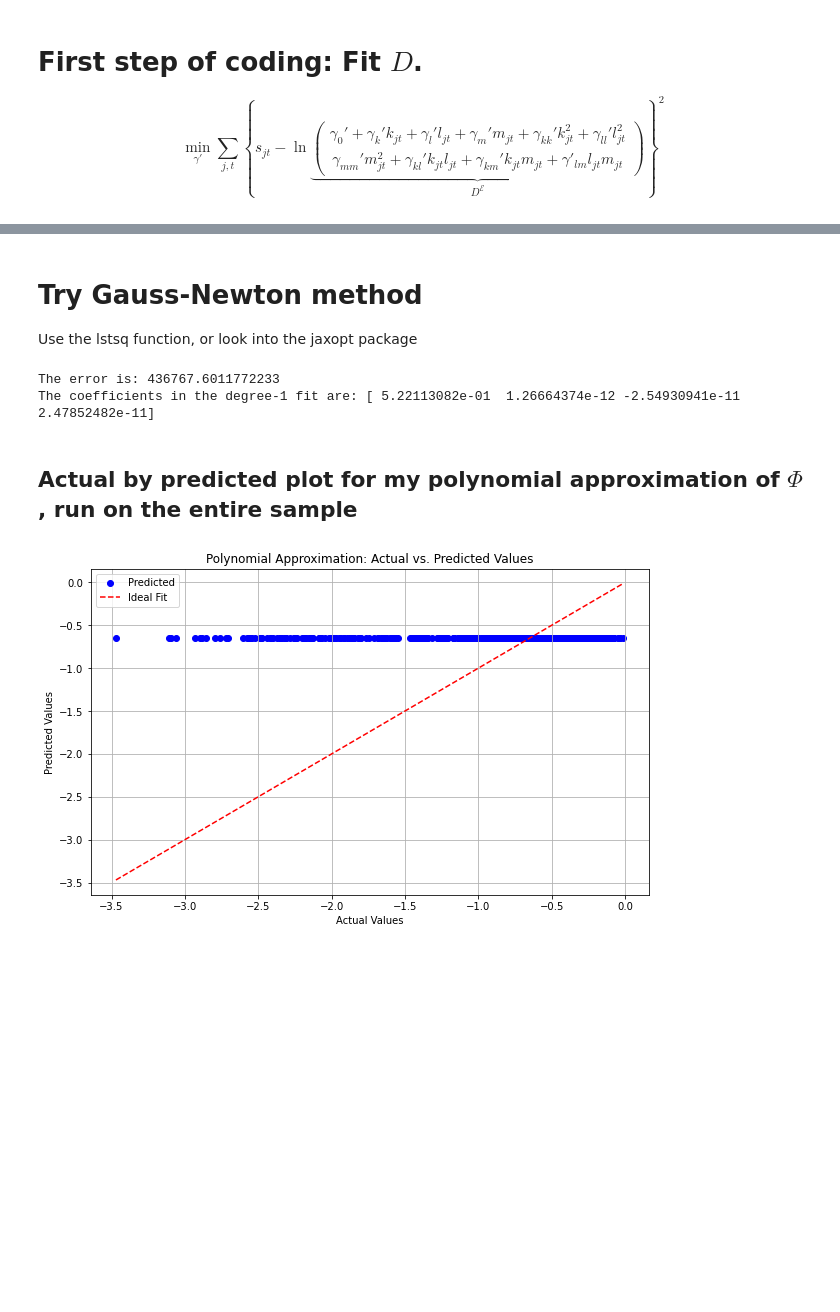
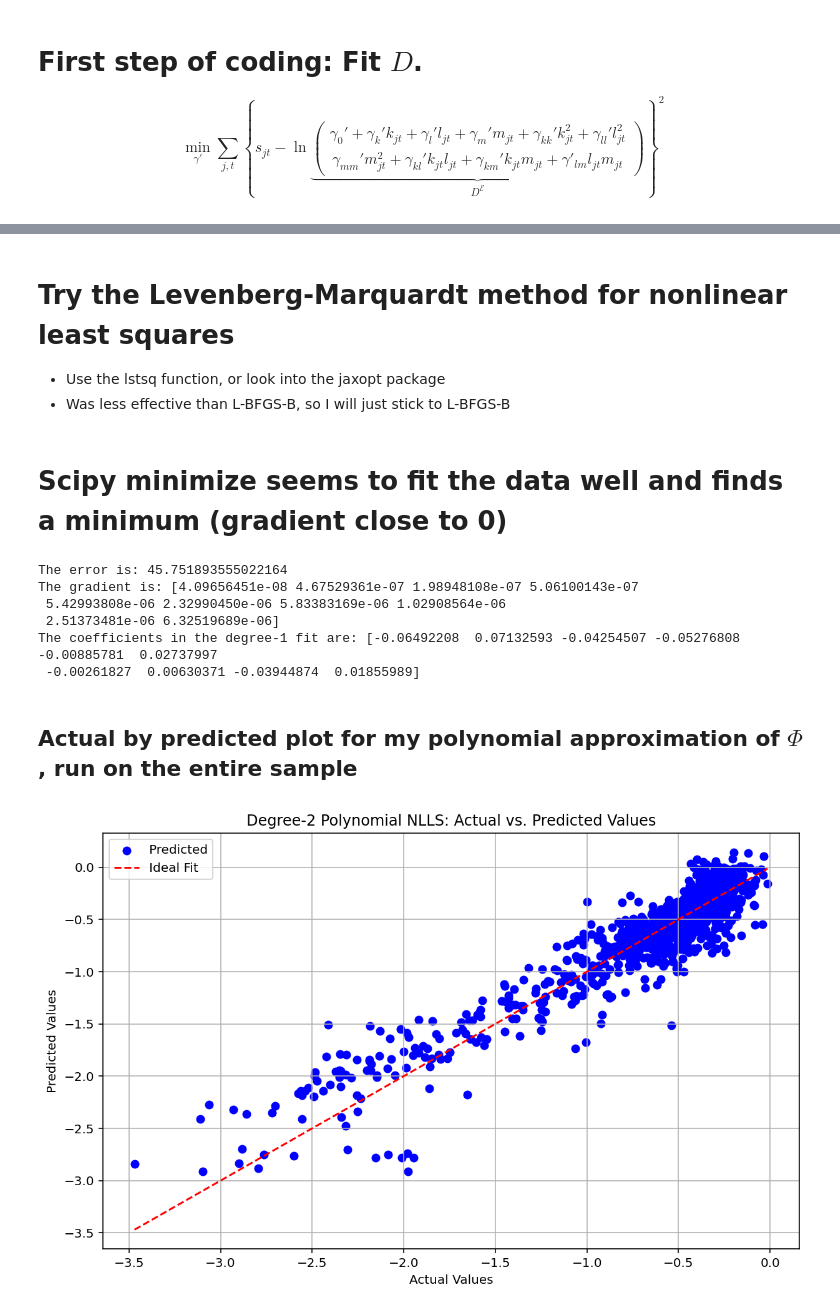
Before and after one commit to RussellMiles310/IO-Problem-Sets, a Jupyter notebook: PS3_Russell/Code_Python/GNR.ipynb, the cells around one changed output, grey strips where cells are left out. Cells and saved outputs as stored; diff of their text form; code cells hidden in the pictures; blank space fills up the shorter version.

```diff
--- a/PS3_Russell/Code_Python/GNR.ipynb
+++ b/PS3_Russell/Code_Python/GNR.ipynb
@@ -229,7 +244,7 @@ $$
 \min_{\gamma'} \sum_{j, t} \left\{  s_{jt} - \ln\underbrace{\begin{pmatrix} \gamma_0'+\gamma_k'k_{jt}+\gamma_l'l_{jt}+ \gamma_m' m_{jt} + \gamma_{kk}' k_{jt}^2 + \gamma_{ll}' l_{jt}^2 \\ \gamma_{mm}' m_{jt}^2 + \gamma_{kl}' k_{jt}l_{jt} + \gamma_{km}' k_{jt} m_{jt} + \gamma'_{lm} l_{jt} m_{jt}\end{pmatrix}}_{D^\mathcal E} \right\}^2
 $$
 # %%
-degree= 1
+degree= 2
 #Make the polynomial design matrix
 xvars = df[['k', 'l', 'm']].to_numpy()
 s = df[['s']].to_numpy()
@@ -258,6 +273,8 @@ shat_lr = X_poly_D@gammaprime_lr
 Const = shat_lr - gammaprime_lr[0]
 cstart = -min(Const)+0.1
 gammaprime0 = np.vstack((cstart, gammaprime_lr[1:])).flatten()
+
+gammaprime0 = np.ones(len(gammaprime0))
 # %%
 # Example data (replace these with your actual y and yhat values)
 # Create a scatter plot for actual vs. predicted
@@ -281,4 +298,4 @@ plt.show()
 # %% [markdown]
-# Try Gauss-Newton method
-
-Use the lstsq function, or look into the jaxopt package
+# Try the Levenberg-Marquardt method for nonlinear least squares
+* Use the lstsq function, or look into the jaxopt package
+* Was less effective than L-BFGS-B, so I will just stick to L-BFGS-B
@@ -285,46 +310,42 @@ Use the lstsq function, or look into the jaxopt package
+# %% [markdown]
+# Scipy minimize seems to fit the data well and finds a minimum (gradient close to 0)
 # %%
 #minimize to fit the coefficients gammaprime
-
-#gammaprime_results = opt.minimize(nlls_share_obj, gammaprime0, args=(X_poly_D, s),
-#                       tol=1e-12, method='Nelder-Mead',
-#                        options={'maxiter': 2000},
-#)
-
-#gammaprime0 = gammaprime_linear_reg.flatten()
+#Enforce that X@gamma is nonnegative, otherwise we get negative values in the log
+nonnegative_b = {'type': 'ineq', 'fun': lambda b: (X_poly_D@b)}
 
 gammaprime_results = opt.minimize(nlls_share_obj, gammaprime0, args=(X_poly_D, s),
-                       tol=1e-12, jac=autogradient_nlls, hess = autohessian_nlls, method='Newton-CG'
+                                  constraints = [nonnegative_b],
+                       tol=1e-12, jac=autogradient_nlls, hess = autohessian_nlls, method='trust-constr'
 )
 
-#gammaprime_results = opt.minimize(nlls_share_obj, gammaprime0, args=(X_poly_D, s),
-#                       tol=1e-12, jac=autogradient_nlls, method='L-BFGS-B',
-#                        options={'ftol': 1e-12, 'gtol': 1e-12, 'maxiter': 2000},
-#)
-
 print("The error is:",  gammaprime_results.fun)
+print("The gradient is:",  gammaprime_results.grad)
 print("The coefficients in the degree-1 fit are:",  gammaprime_results.x)
 
 shat = np.log(X_poly_D@gammaprime_results.x)
 # %% [output]
-The error is: 436767.6011772233
-The coefficients in the degree-1 fit are: [ 5.22113082e-01  1.26664374e-12 -2.54930941e-11  2.47852482e-11]
+The error is: 45.751893555022164
+The gradient is: [4.09656451e-08 4.67529361e-07 1.98948108e-07 5.06100143e-07
+ 5.42993808e-06 2.32990450e-06 5.83383169e-06 1.02908564e-06
+ 2.51373481e-06 6.32519689e-06]
+The coefficients in the degree-1 fit are: [-0.06492208  0.07132593 -0.04254507 -0.05276808 -0.00885781  0.02737997
+ -0.00261827  0.00630371 -0.03944874  0.01855989]
 # %% [markdown]
 ## Actual by predicted plot for my polynomial approximation of $\Phi$, run on the entire sample
 # %%
 # Example data (replace these with your actual y and yhat values)
 # Create a scatter plot for actual vs. predicted
 plt.figure(figsize=(10, 6))
 plt.scatter(s, shat, color='blue', label='Predicted', marker='o')
 plt.plot([min(s), max(s)], [min(s), max(s)], color='red', linestyle='--', label='Ideal Fit')
-
 # Add labels and title
 plt.xlabel('Actual Values')
 plt.ylabel('Predicted Values')
-plt.title('Polynomial Approximation: Actual vs. Predicted Values')
+plt.title('Degree-2 Polynomial NLLS: Actual vs. Predicted Values')
 plt.legend()
 plt.grid()
-
 # Show the plot
 plt.show()
 # %% [output]
-[figure, old version]
+[figure, new version]
```
Also changed, not shown: parts of 24 cells of this notebook.
